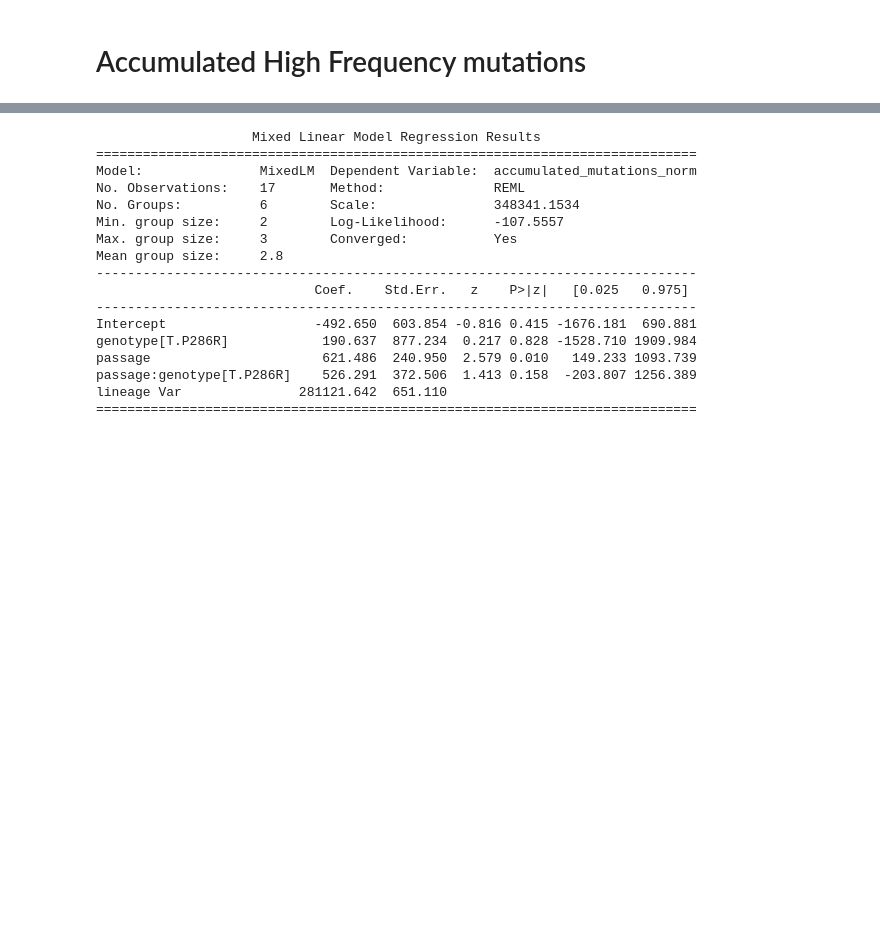
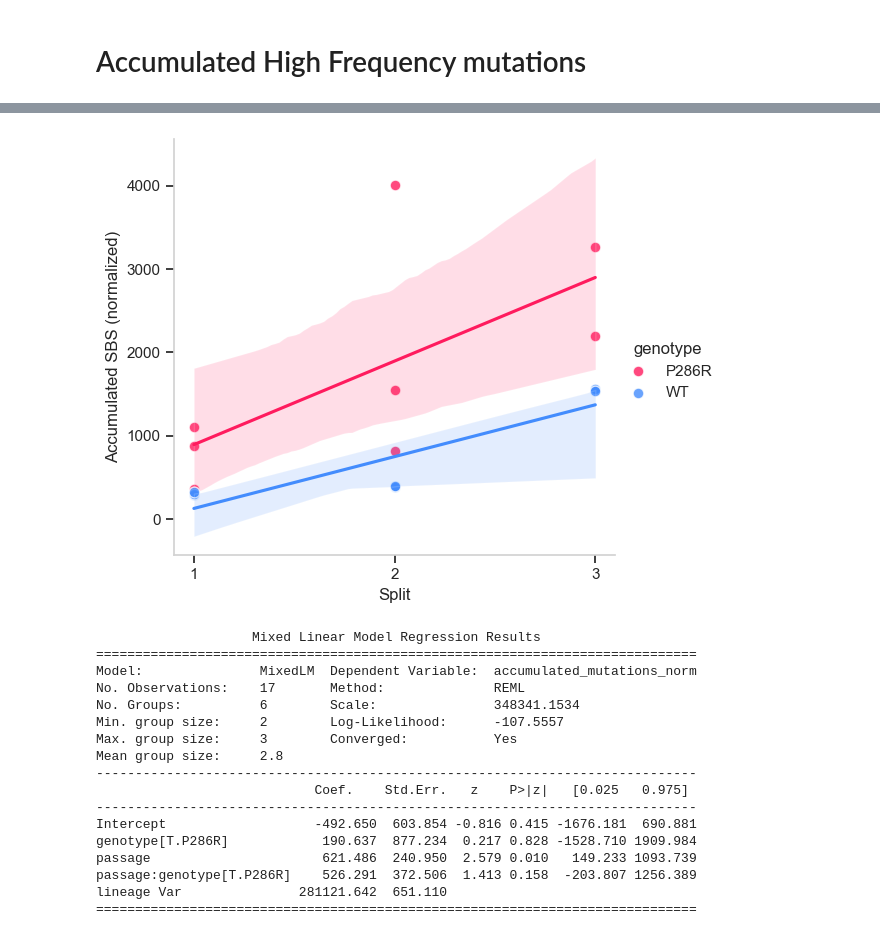
Before and after one commit to SrivatsanLab/SPC_genome, a Jupyter notebook: notebooks/K562_mut_accumulation.ipynb, the cells around one changed output, grey strips where cells are left out. Cells and saved outputs as stored; diff of their text form; code cells hidden in the pictures; blank space fills up the shorter version.

```diff
--- a/notebooks/K562_mut_accumulation.ipynb
+++ b/notebooks/K562_mut_accumulation.ipynb
@@ -585,6 +606,6 @@ def cum_doublings(row):
     split = row.passage
     return [doublings_per_passage[mut][0], doublings_per_passage[mut][1], doublings_per_passage[mut][0]*split,doublings_per_passage[mut][1]*split]
 # %%
-# time_series[['doublings_per_passage', 'doublings_per_passage_SE', 'cumulative_doublings', 'cumulative_doublings_SE']] = time_series.apply(cum_doublings, axis=1, result_type='expand')
-# time_series['accumulated_mutations_norm'] = time_series['accumulated_mutations'] / time_series['cumulative_doublings']
-# time_series
+time_series[['doublings_per_passage', 'doublings_per_passage_SE', 'cumulative_doublings', 'cumulative_doublings_SE']] = time_series.apply(cum_doublings, axis=1, result_type='expand')
+time_series['accumulated_mutations_norm'] = time_series['accumulated_mutations'] / time_series['cumulative_doublings']
+time_series
@@ -591,3 +631,25 @@ def cum_doublings(row):
+# %%
+## Plot
+g = sns.lmplot(time_series, x='passage',y='accumulated_mutations_norm',
+               palette={'WT':'#438CFD','P286R':'#FF1B5E'},
+               hue='genotype',
+               scatter_kws={'s': 60,'edgecolor': 'white'},
+               height=5,
+               aspect=1.1,
+               ci=95,
+        )
+
+new_ticks = [1,2,3]
+new_labels = ['1','2','3']
+g.set(xticks=new_ticks, xticklabels=new_labels)
+# plt.ylim(-19000,100000)
+plt.xlabel("Split", fontsize=12)
+plt.ylabel("Accumulated SBS (normalized)", fontsize=12)
+
+g.savefig('../results/K562_mut_accumulation/accumulated_mutations.png')
+plt.show()
+# %% [output]
+[figure, added]
 # %%
 time_series['genotype'] = pd.Categorical(
     time_series['genotype'],
```
Also changed, not shown: parts of 24 cells of this notebook, 7 other files.
